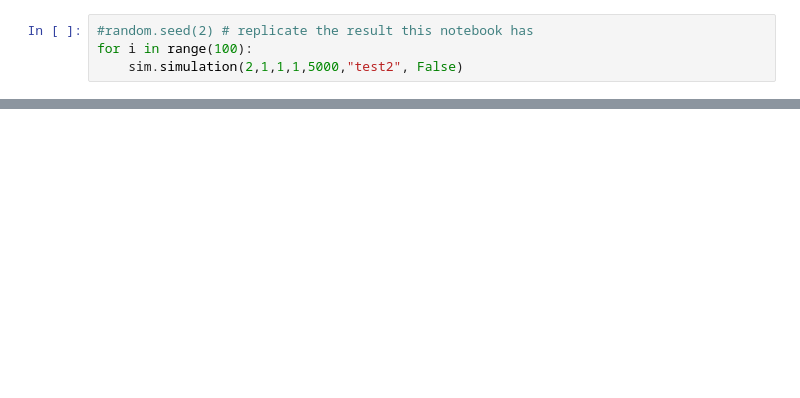
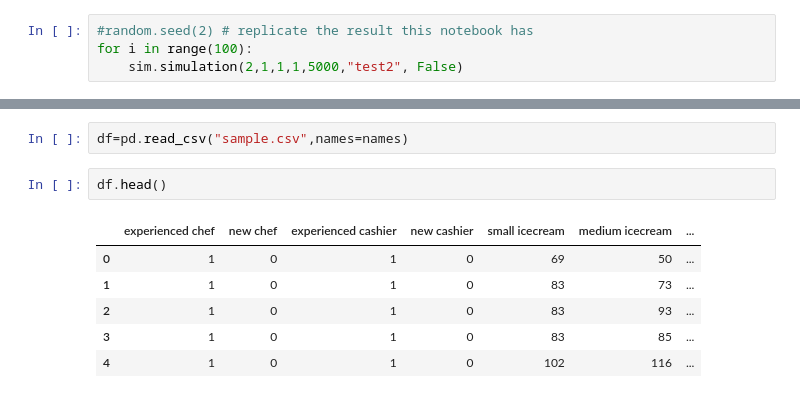
Before and after one commit to thphan2/Final_Project, a Jupyter notebook: Analysis of Ice_cream shop Simulation.ipynb, the cells around one changed output, grey strips where cells are left out. Saved outputs shown, nothing was run; the diff lists cells and outputs as text; blank space fills up the shorter version.

```diff
--- a/Analysis of Ice_cream shop Simulation.ipynb
+++ b/Analysis of Ice_cream shop Simulation.ipynb
@@ -52,0 +53,11 @@ data2.tail()
+# %%
+df=pd.read_csv("sample.csv",names=names)
+# %%
+df.head()
+# %% [output]
+|  | experienced chef | new chef | experienced cashier | new cashier | small icecream | medium icecream | ... |
+| 0 | 1 | 0 | 1 | 0 | 69 | 50 | ... |
+| 1 | 1 | 0 | 1 | 0 | 83 | 73 | ... |
+| 2 | 1 | 0 | 1 | 0 | 83 | 93 | ... |
+| 3 | 1 | 0 | 1 | 0 | 83 | 85 | ... |
+| 4 | 1 | 0 | 1 | 0 | 102 | 116 | ... |
```
Also changed, not shown: parts of 11 cells of this notebook, 2 other files.
